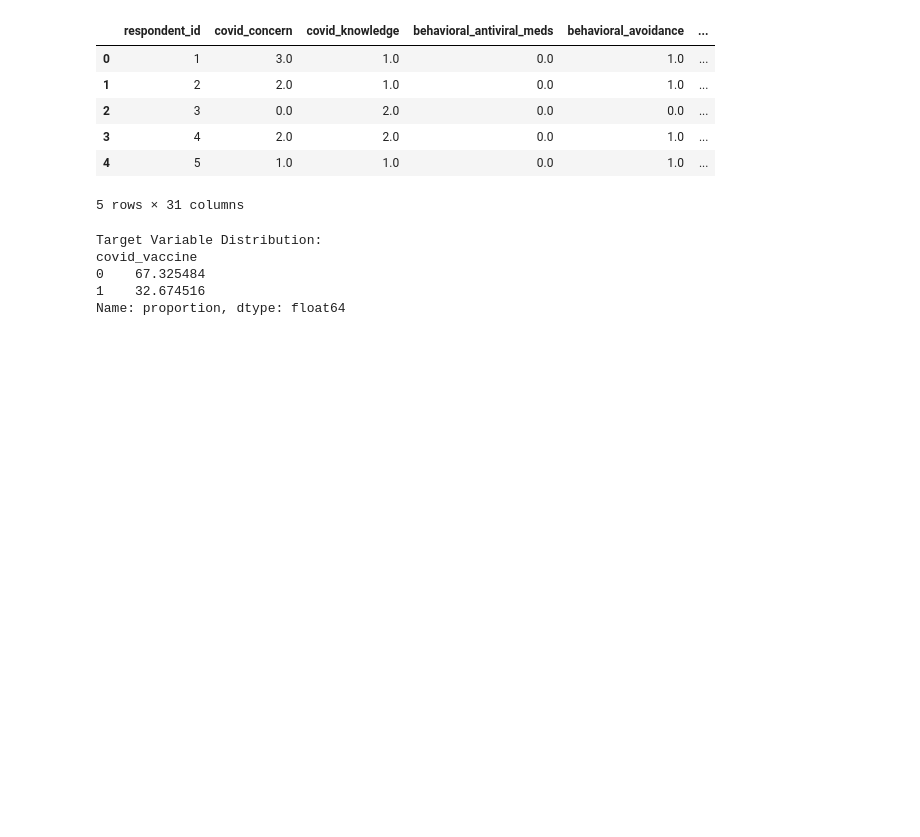
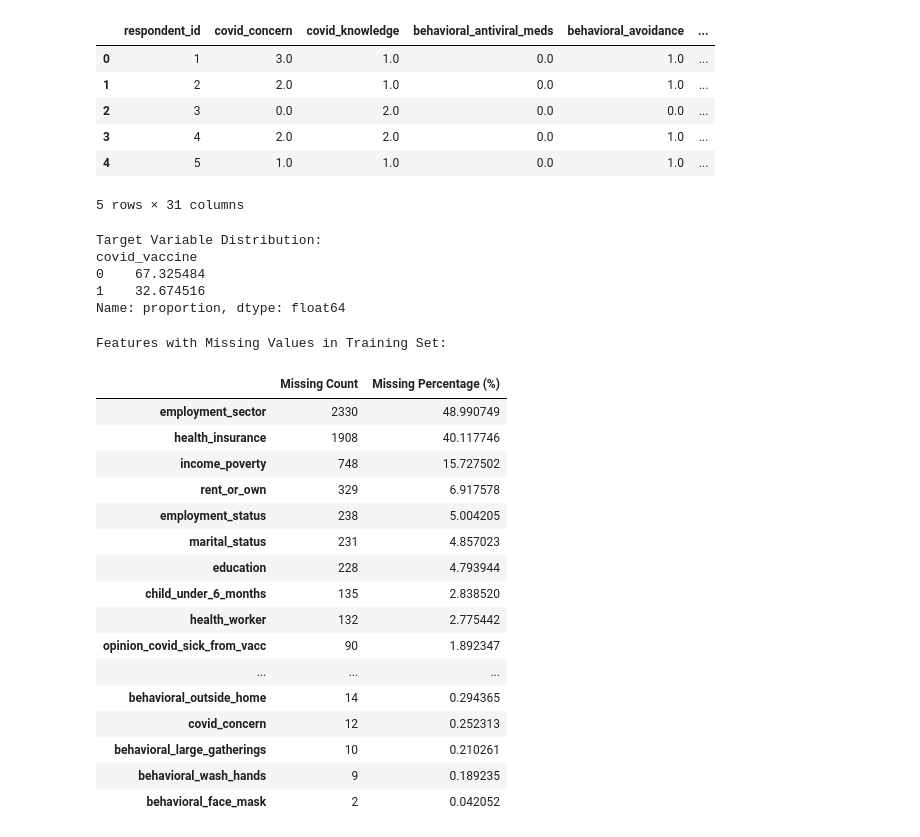
Before and after one commit to UH-HACKATHON-TEAMN/Hackathon-Town-C, a Jupyter notebook: ramya.ipynb, the cells around one changed output. Cells and saved outputs as stored; diff of their text form; code cells hidden in the pictures; blank space fills up the shorter version.

```diff
--- a/ramya.ipynb
+++ b/ramya.ipynb
@@ -52,3 +52,32 @@ covid_vaccine
 0    67.325484
 1    32.674516
 Name: proportion, dtype: float64
+# %%
+# Calculate missing values count and percentage in training data
+missing_train = train_df.isnull().sum()
+missing_train_pct = (train_df.isnull().sum() / len(train_df)) * 100
+
+missing_df = pd.DataFrame({'Missing Count': missing_train, 'Missing Percentage (%)': missing_train_pct})
+missing_df = missing_df[missing_df['Missing Count'] > 0].sort_values(by='Missing Count', ascending=False)
+
+print("Features with Missing Values in Training Set:")
+display(missing_df)
+# %% [output]
+Features with Missing Values in Training Set:
+|  | Missing Count | Missing Percentage (%) |
+| employment_sector | 2330 | 48.990749 |
+| health_insurance | 1908 | 40.117746 |
+| income_poverty | 748 | 15.727502 |
+| rent_or_own | 329 | 6.917578 |
+| employment_status | 238 | 5.004205 |
+| marital_status | 231 | 4.857023 |
+| education | 228 | 4.793944 |
+| child_under_6_months | 135 | 2.838520 |
+| health_worker | 132 | 2.775442 |
+| opinion_covid_sick_from_vacc | 90 | 1.892347 |
+| ... | ... | ... |
+| behavioral_outside_home | 14 | 0.294365 |
+| covid_concern | 12 | 0.252313 |
+| behavioral_large_gatherings | 10 | 0.210261 |
+| behavioral_wash_hands | 9 | 0.189235 |
+| behavioral_face_mask | 2 | 0.042052 |
```
Also changed, not shown: parts of 8 cells of this notebook.
